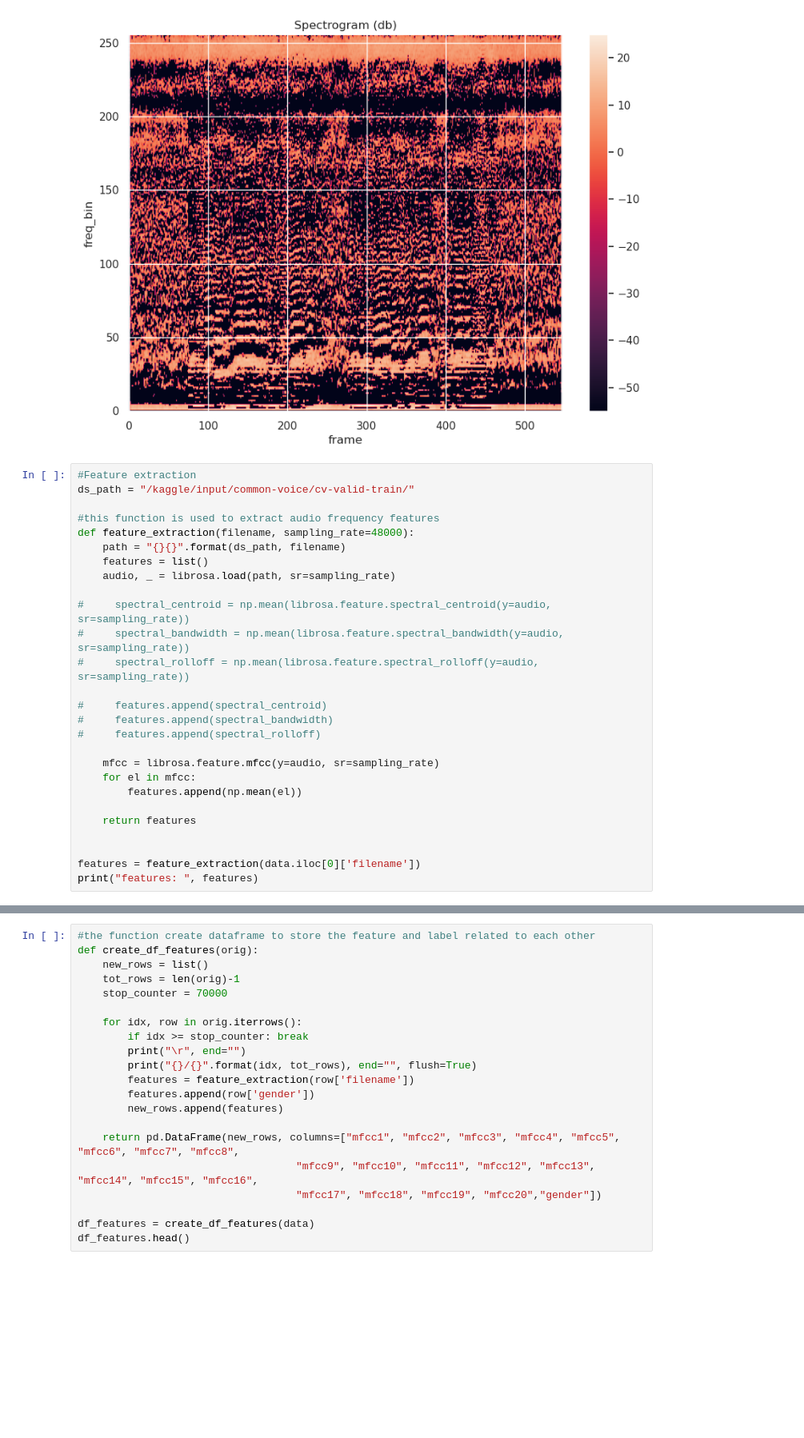
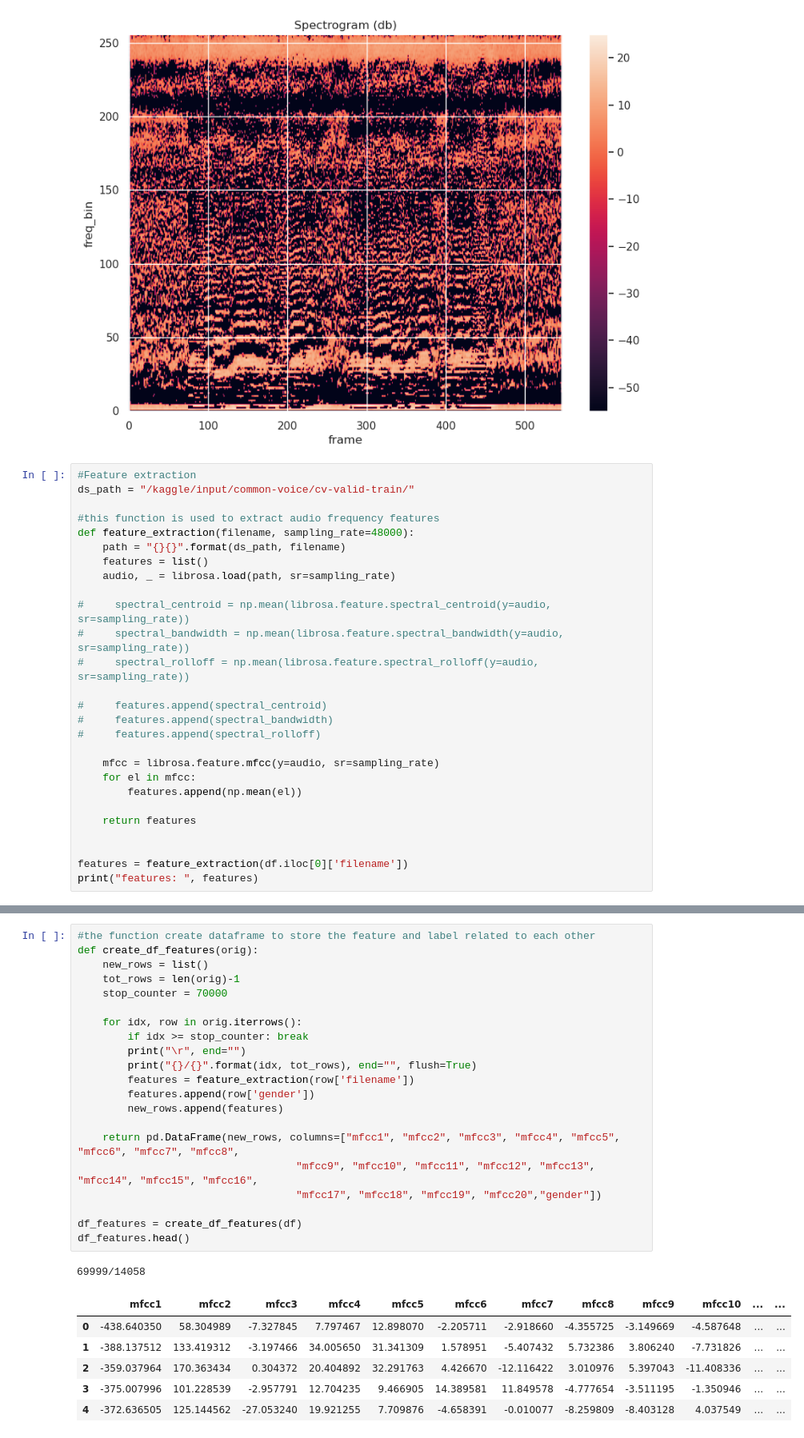
Before and after one commit to Rain1618/Multilingual-MNIST, a Jupyter notebook: code.ipynb, the cells around one changed output, grey strips where cells are left out. Shown at 80% size. Cells and saved outputs as stored; diff of their text form; blank space fills up the shorter version.

```diff
--- a/code.ipynb
+++ b/code.ipynb
@@ -369,5 +320,5 @@ def feature_extraction(filename, sampling_rate=48000):
     return features
 
 
-features = feature_extraction(data.iloc[0]['filename'])
+features = feature_extraction(df.iloc[0]['filename'])
 print("features: ", features)
@@ -374,21 +327,29 @@ print("features: ", features)
 # %%
 #the function create dataframe to store the feature and label related to each other
 def create_df_features(orig):
     new_rows = list()
     tot_rows = len(orig)-1
     stop_counter = 70000
 
     for idx, row in orig.iterrows():
         if idx >= stop_counter: break
         print("\r", end="")
         print("{}/{}".format(idx, tot_rows), end="", flush=True)
         features = feature_extraction(row['filename'])
         features.append(row['gender'])
         new_rows.append(features)
 
     return pd.DataFrame(new_rows, columns=["mfcc1", "mfcc2", "mfcc3", "mfcc4", "mfcc5", "mfcc6", "mfcc7", "mfcc8",
                                    "mfcc9", "mfcc10", "mfcc11", "mfcc12", "mfcc13", "mfcc14", "mfcc15", "mfcc16",
                                    "mfcc17", "mfcc18", "mfcc19", "mfcc20","gender"])
 
-df_features = create_df_features(data)
+df_features = create_df_features(df)
 df_features.head()
+# %% [output]
+69999/14058
+|  | mfcc1 | mfcc2 | mfcc3 | mfcc4 | mfcc5 | mfcc6 | mfcc7 | mfcc8 | mfcc9 | mfcc10 | ... | ... |
+| 0 | -438.640350 | 58.304989 | -7.327845 | 7.797467 | 12.898070 | -2.205711 | -2.918660 | -4.355725 | -3.149669 | -4.587648 | ... | ... |
+| 1 | -388.137512 | 133.419312 | -3.197466 | 34.005650 | 31.341309 | 1.578951 | -5.407432 | 5.732386 | 3.806240 | -7.731826 | ... | ... |
+| 2 | -359.037964 | 170.363434 | 0.304372 | 20.404892 | 32.291763 | 4.426670 | -12.116422 | 3.010976 | 5.397043 | -11.408336 | ... | ... |
+| 3 | -375.007996 | 101.228539 | -2.957791 | 12.704235 | 9.466905 | 14.389581 | 11.849578 | -4.777654 | -3.511195 | -1.350946 | ... | ... |
+| 4 | -372.636505 | 125.144562 | -27.053240 | 19.921255 | 7.709876 | -4.658391 | -0.010077 | -8.259809 | -8.403128 | 4.037549 | ... | ... |
```
Also changed, not shown: parts of 15 cells of this notebook.
